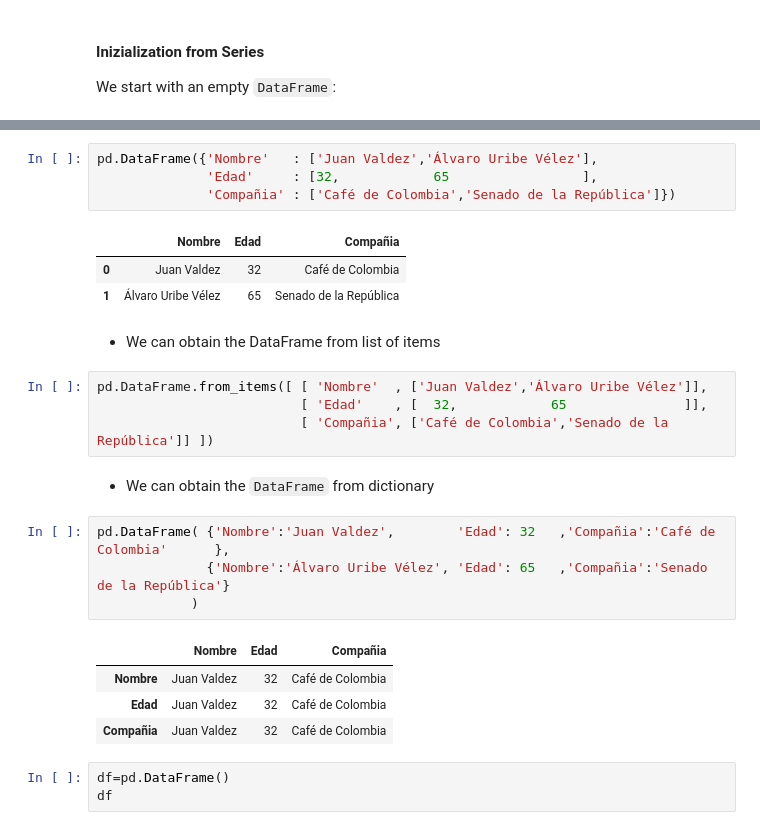
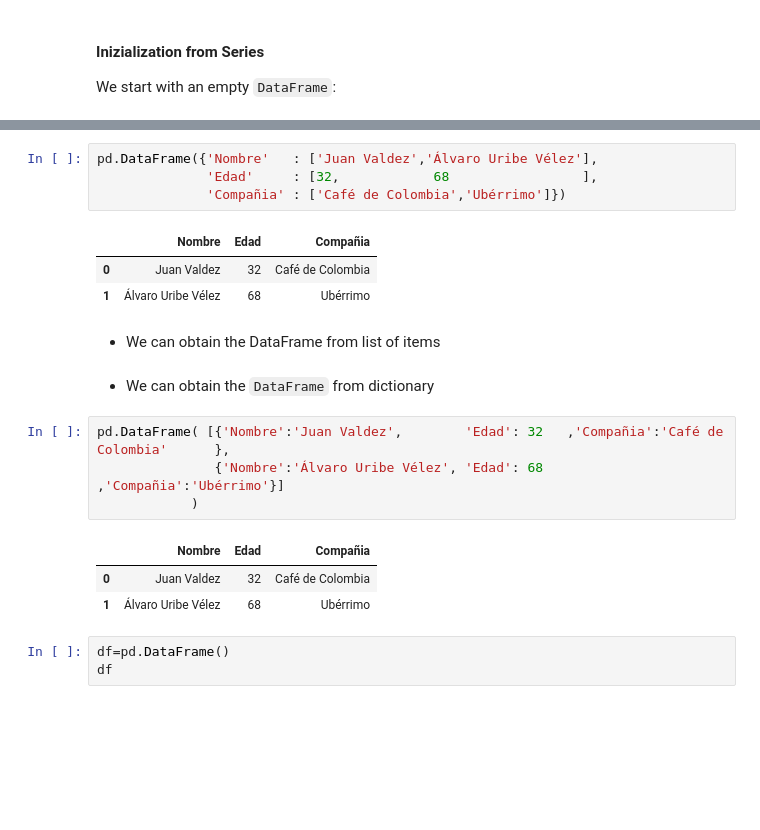
Before and after one commit to restrepo/ComputationalMethods, a Jupyter notebook: material/Pandas.ipynb, the cells around one changed output, grey strips where cells are left out. Cells and saved outputs as stored; diff of their text form; blank space fills up the shorter version.

```diff
--- a/material/Pandas.ipynb
+++ b/material/Pandas.ipynb
@@ -275,29 +300,24 @@ Creating Pandas DataFrame from list and dictionaries [offers many alternatives](
 * In addition to the dictionary of lists [already illustrated at the beginning]() that in this case corresponds to:
 # %%
 pd.DataFrame({'Nombre'   : ['Juan Valdez','Álvaro Uribe Vélez'],
-              'Edad'     : [32,            65                 ],
-              'Compañia' : ['Café de Colombia','Senado de la República']})
+              'Edad'     : [32,            68                 ],
+              'Compañia' : ['Café de Colombia','Ubérrimo']})
 # %% [output]
 |  | Nombre | Edad | Compañia |
 | 0 | Juan Valdez | 32 | Café de Colombia |
-| 1 | Álvaro Uribe Vélez | 65 | Senado de la República |
+| 1 | Álvaro Uribe Vélez | 68 | Ubérrimo |
 # %% [markdown]
 * We can obtain the DataFrame from list of items
-# %%
-pd.DataFrame.from_items([ [ 'Nombre'  , ['Juan Valdez','Álvaro Uribe Vélez']],
-                          [ 'Edad'    , [  32,            65               ]],
-                          [ 'Compañia', ['Café de Colombia','Senado de la República']] ])
 # %% [markdown]
 * We can obtain the `DataFrame` from dictionary
 # %%
-pd.DataFrame( {'Nombre':'Juan Valdez',        'Edad': 32   ,'Compañia':'Café de Colombia'      },
-              {'Nombre':'Álvaro Uribe Vélez', 'Edad': 65   ,'Compañia':'Senado de la República'}
+pd.DataFrame( [{'Nombre':'Juan Valdez',        'Edad': 32   ,'Compañia':'Café de Colombia'      },
+               {'Nombre':'Álvaro Uribe Vélez', 'Edad': 68   ,'Compañia':'Ubérrimo'}]
             )
 # %% [output]
 |  | Nombre | Edad | Compañia |
-| Nombre | Juan Valdez | 32 | Café de Colombia |
-| Edad | Juan Valdez | 32 | Café de Colombia |
-| Compañia | Juan Valdez | 32 | Café de Colombia |
+| 0 | Juan Valdez | 32 | Café de Colombia |
+| 1 | Álvaro Uribe Vélez | 68 | Ubérrimo |
 # %%
 df=pd.DataFrame()
 df
```
Also changed, not shown: parts of 13 cells of this notebook.
